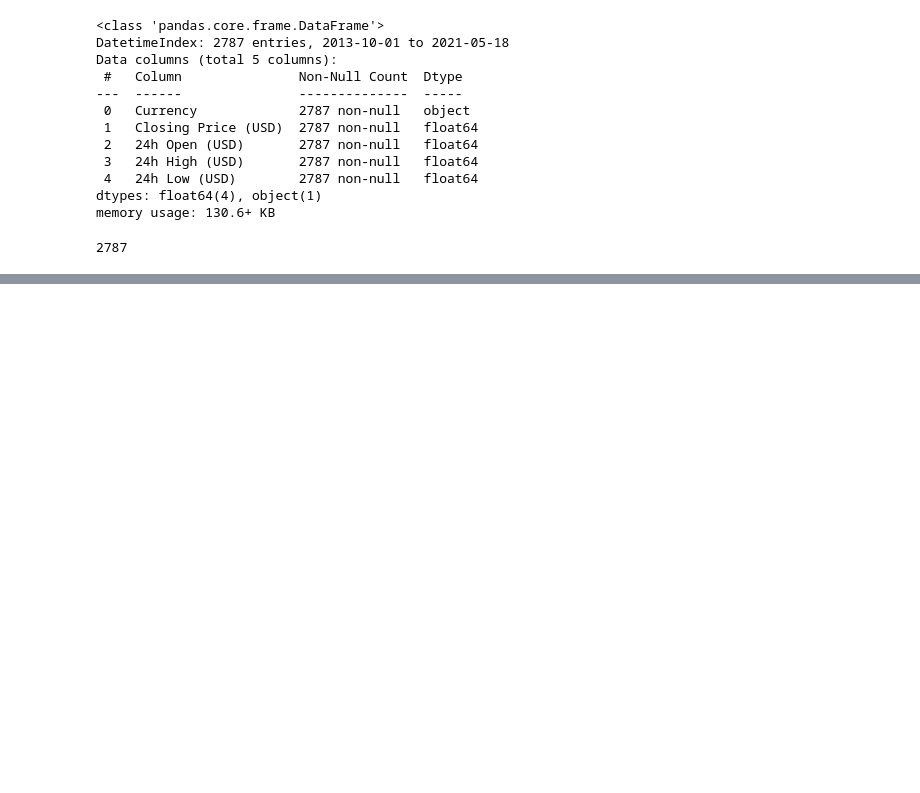
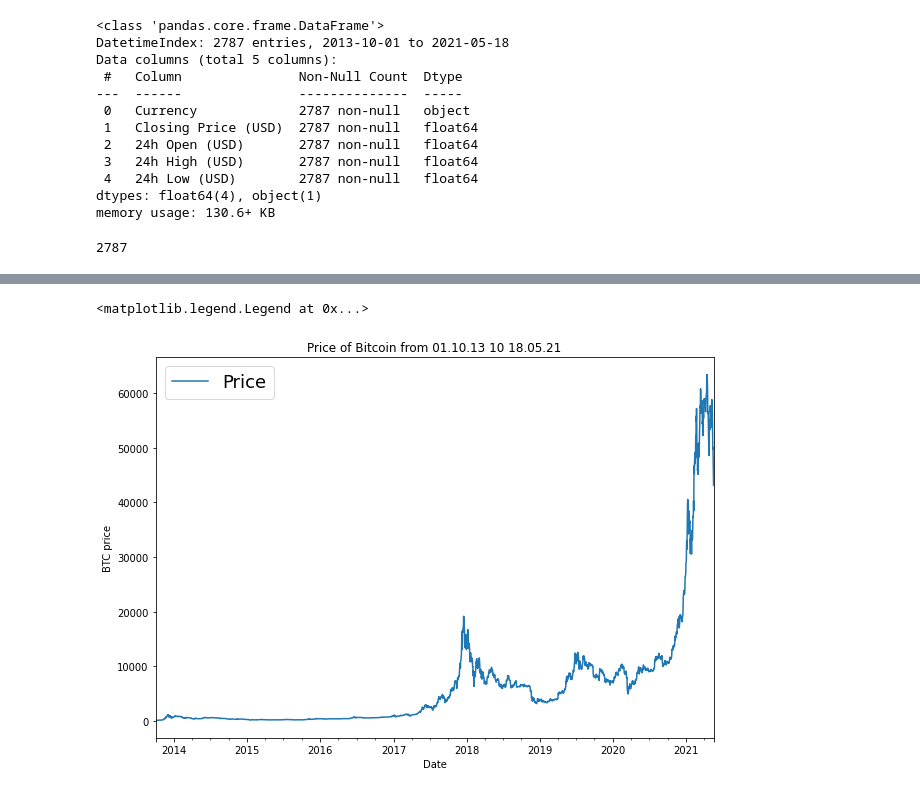
Before and after one commit to Nikitaion/TensorFlowLearning, a Jupyter notebook: 10_time_series_forecasting_in_tensorflow.ipynb, the cells around one changed output, grey strips where cells are left out. Cells and saved outputs as stored; diff of their text form; code cells hidden in the pictures; blank space fills up the shorter version.

```diff
--- a/10_time_series_forecasting_in_tensorflow.ipynb
+++ b/10_time_series_forecasting_in_tensorflow.ipynb
@@ -171,2 +188,4 @@ To simplify, let's remove some of the columns from our data so we're only left w
 # %%
 # Only want closing price for each day
+bitcoin_prices = pd.DataFrame(df["Closing Price (USD)"]).rename(columns={"Closing Price (USD)" : "Price"})
+bitcoin_prices.head()
@@ -172,0 +200,9 @@ To simplify, let's remove some of the columns from our data so we're only left w
+# %%
+import matplotlib.pyplot as plt
+bitcoin_prices.plot(figsize=(10,7))
+plt.ylabel("BTC price")
+plt.title("Price of Bitcoin from 01.10.13 10 18.05.21")
+plt.legend(fontsize=18)
+# %% [output]
+<matplotlib.legend.Legend at 0x...>
+[figure, added]
```
Also changed, not shown: parts of 15 cells of this notebook.
